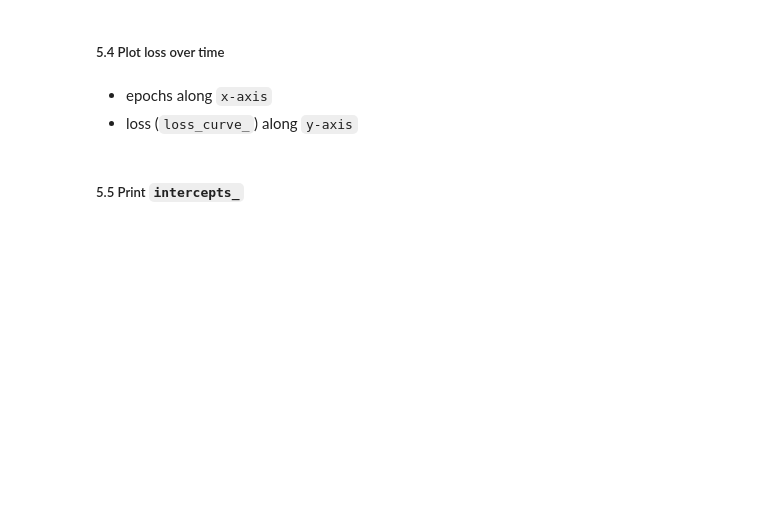
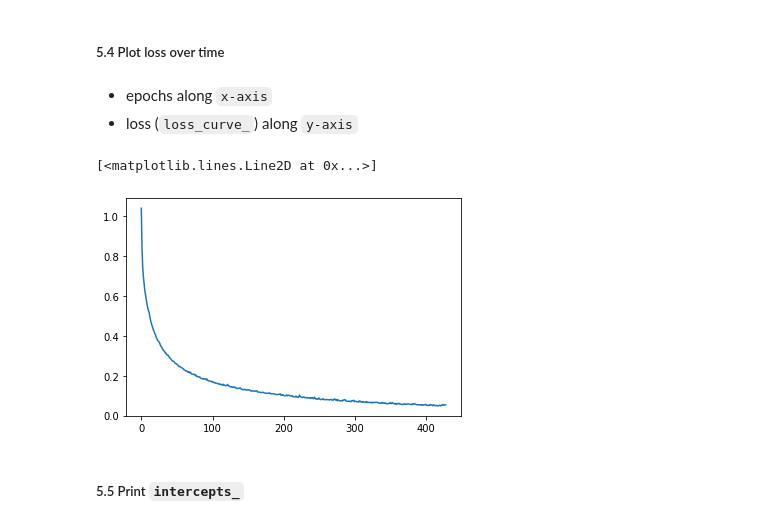
Before and after one commit to teemal/machine_learning_and_data_mining, a Jupyter notebook: Activity_16.ipynb, the cells around one changed output. Saved outputs shown, nothing was run; the diff lists cells and outputs as text; code cells hidden in the pictures; blank space fills up the shorter version.

```diff
--- a/Activity_16.ipynb
+++ b/Activity_16.ipynb
@@ -220,3 +308,9 @@ print('your code here')
+# %%
+# loss vs epochs
+plt.plot(range(nn.n_iter_), nn.loss_curve_)
+# %% [output]
+[<matplotlib.lines.Line2D at 0x...>]
+[figure, added]
 # %% [markdown]
 ##### 5.5 Print `intercepts_`
 # %%
```
Also changed, not shown: parts of 28 cells of this notebook, 1 other file.
